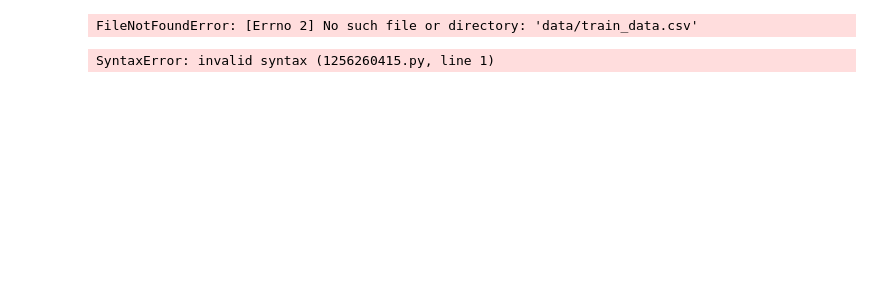
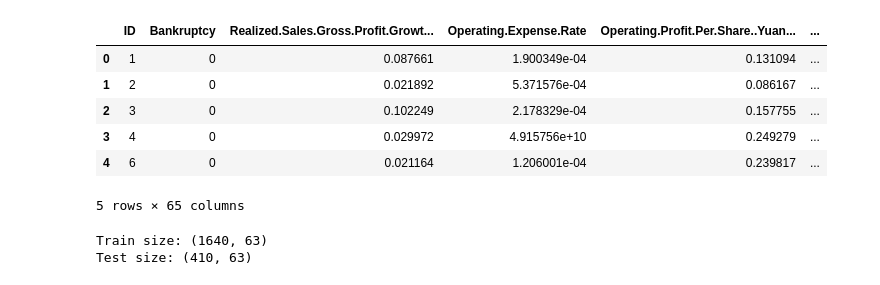
Before and after one commit to molinamarriott/challenge_deep_learning, a Jupyter notebook: code.ipynb, the cells around one changed output. Saved outputs shown, nothing was run; the diff lists cells and outputs as text; code cells hidden in the pictures; blank space fills up the shorter version.

Commit message:
second model outliers

```diff
--- a/code.ipynb
+++ b/code.ipynb
@@ -16,8 +14,21 @@ ModuleNotFoundError: No module named 'tensorflow'
 # %%
 data = pd.read_csv('data/train_data.csv')
+data.head()
 # %% [output]
+|  | ID | Bankruptcy | Realized.Sales.Gross.Profit.Growt... | Operating.Expense.Rate | Operating.Profit.Per.Share..Yuan... | ... |
+| 0 | 1 | 0 | 0.087661 | 1.900349e-04 | 0.131094 | ... |
+| 1 | 2 | 0 | 0.021892 | 5.371576e-04 | 0.086167 | ... |
+| 2 | 3 | 0 | 0.102249 | 2.178329e-04 | 0.157755 | ... |
+| 3 | 4 | 0 | 0.029972 | 4.915756e+10 | 0.249279 | ... |
+| 4 | 6 | 0 | 0.021164 | 1.206001e-04 | 0.239817 | ... |
-FileNotFoundError: [Errno 2] No such file or directory: 'data/train_data.csv'
+5 rows × 65 columns
 # %%
-uv version
+from sklearn.model_selection import train_test_split
+
+X_train, X_test, y_train, y_test = train_test_split(data.iloc[:,2:], data.iloc[:,1], test_size=0.20)
+
+print(f'Train size: {X_train.shape}')
+print(f'Test size: {X_test.shape}')
 # %% [output]
-SyntaxError: invalid syntax (1256260415.py, line 1)
+Train size: (1640, 63)
+Test size: (410, 63)
```
Also changed, not shown: parts of 14 cells of this notebook.
